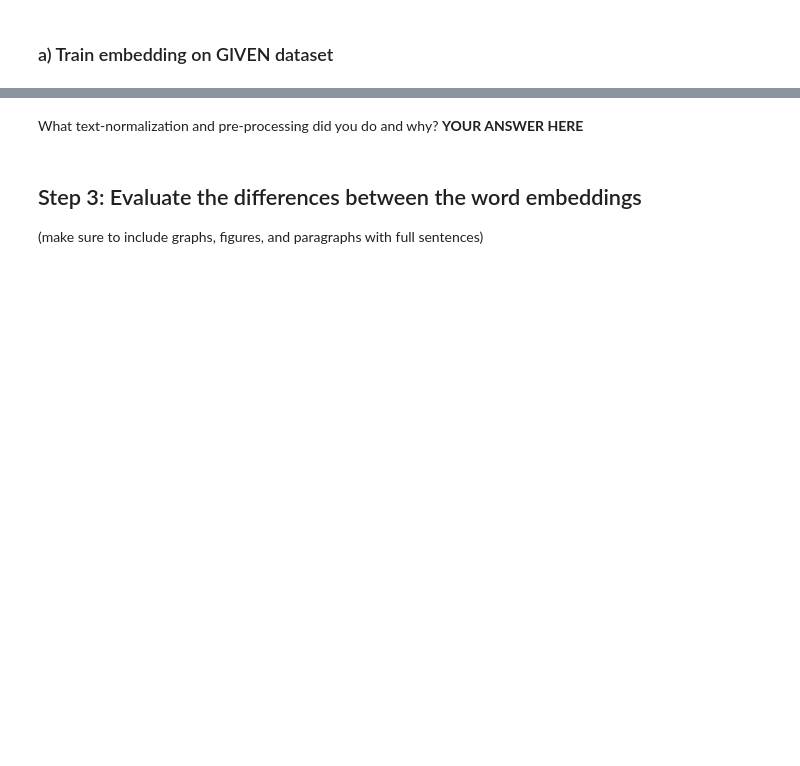
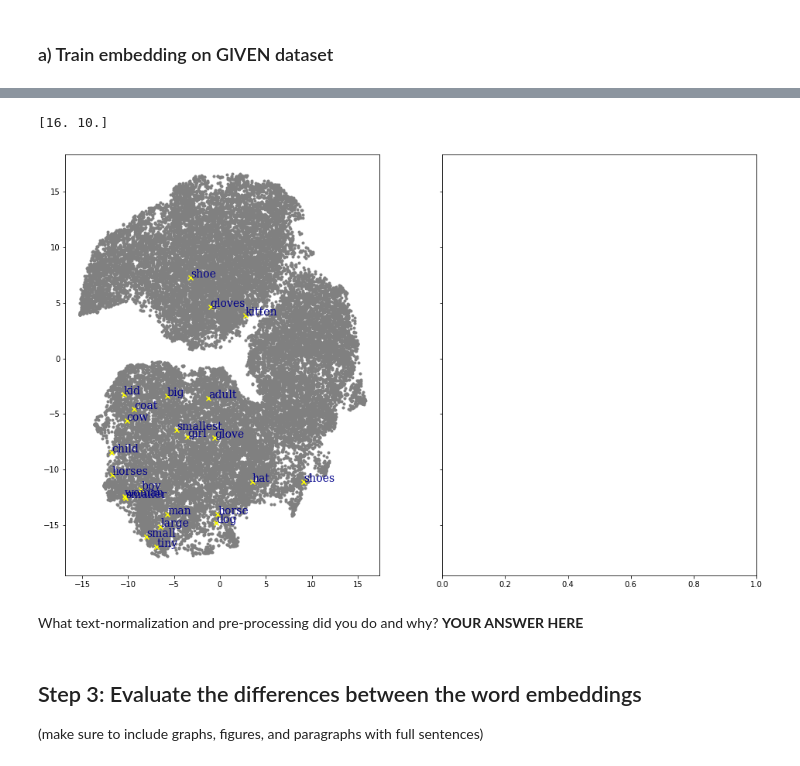
Before and after one commit to yuvaltimen/NeuralLanguageModel, a Jupyter notebook: hw4_wordembeddings.ipynb, the cells around one changed output, grey strips where cells are left out. Cells and saved outputs as stored; diff of their text form; code cells hidden in the pictures; blank space fills up the shorter version.

Commit message:
TSNE with highlighted words

```diff
--- a/hw4_wordembeddings.ipynb
+++ b/hw4_wordembeddings.ipynb
@@ -90,11 +93,11 @@ def clean_data(sentences):
 
     for sent in sentences:
         tmp = sent.lower()
-        tmp = re.sub(regex_punctuation, '', tmp)
-        tmp = re.sub(regex_numbers, '', tmp)
+        tmp = re.sub(regex_punctuation, ' ', tmp)
+        tmp = re.sub(regex_numbers, ' ', tmp)
         output.append(tmp)
 
     return output
 
-sentences = clean_data(sentences)
-sentences_listed = [sentence.split() for sentence in sentences]
+sentences_spooky = clean_data(sentences_spooky)
+sentences_listed_spooky = [sentence.split() for sentence in sentences_spooky]
@@ -137,7 +145,10 @@ Vocabulary size: 31851
 # %% [markdown]
 ### a) Train embedding on GIVEN dataset
 # %%
-# Create the embeddings, save the vectors, toss the model
-model = Word2Vec(sentences=sentences_listed, size=EMBEDDINGS_SIZE, sg=1, window=5, min_count=1)
-spooky_embeddings = model.wv
-del model
+# Create the embeddings, save the KeyedVector, toss the model
+model_spooky = Word2Vec(sentences=sentences_listed_spooky, size=EMBEDDINGS_SIZE, sg=1, window=5, min_count=1)
+# model_philo = Word2Vec(sentences=sentences_listed_philo, size=EMBEDDINGS_SIZE, sg=1, window=5, min_count=1)
+spooky_embeddings = model_spooky.wv
+# philo_embeddings = model_philo.wv
+del model_spooky
+# del model_philo
@@ -239,3 +249,42 @@ Fitting performed in 149.00 seconds.
+# %%
+# Visualizing the data
+
+vis_x_spooky = X_embedded_spooky[:, 0]
+vis_y_spooky = X_embedded_spooky[:, 1]
+
+# vis_x_philo = X_embedded_philo[:, 0]
+# vis_y_philo = X_embedded_philo[:, 1]
+
+fig, (ax1, ax2) = plt.subplots(1, 2, sharey=True, figsize=(16, 10))
+
+print(fig.get_size_inches())
+
+ax1.scatter(vis_x_spooky, vis_y_spooky, c='grey', marker='.')
+# ax.scatter(vis_x_philo, vis_y_philo, c='blue', marker='.')
+
+# We highlight the location of several words of interest on this chart.
+words_of_interest = ('man', 'woman', 'boy', 'girl', 'child', 'kid', 'adult',
+                     'coat', 'hat', 'shoe', 'shoes', 'glove', 'gloves',
+                     'dog', 'kitten', 'horse', 'horses', 'cow',
+                     'large', 'big', 'tiny', 'small', 'smaller', 'smallest')
+vectors_of_interest = []
+# Need to look up the index of the word to find its corresponding t-SNE vector
+for word in words_of_interest:
+    idx_of_word = spooky_embeddings.vocab[word].index
+    vectors_of_interest.append(tsne_spooky.embedding_[idx_of_word])
+
+# Text styling parameters
+font= {'family':'serif','color':'darkblue','weight':'normal','size':14}
+
+# Draw the words of interest on and label them
+for idx, vec in enumerate(vectors_of_interest):
+    ax1.scatter(vec[0], vec[1], c='yellow', marker='x')
+    ax1.text(vec[0], vec[1], words_of_interest[idx], fontdict=font)
+
+plt.show()
+# %% [output]
+[16. 10.]
+[figure, added]
 # %% [markdown]
 What text-normalization and pre-processing did you do and why? __YOUR ANSWER HERE__
 # %% [markdown]
```
Also changed, not shown: parts of 11 cells of this notebook.
